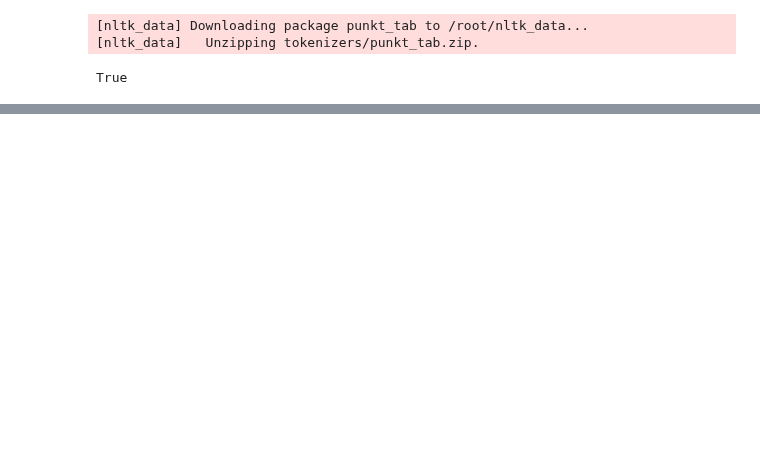
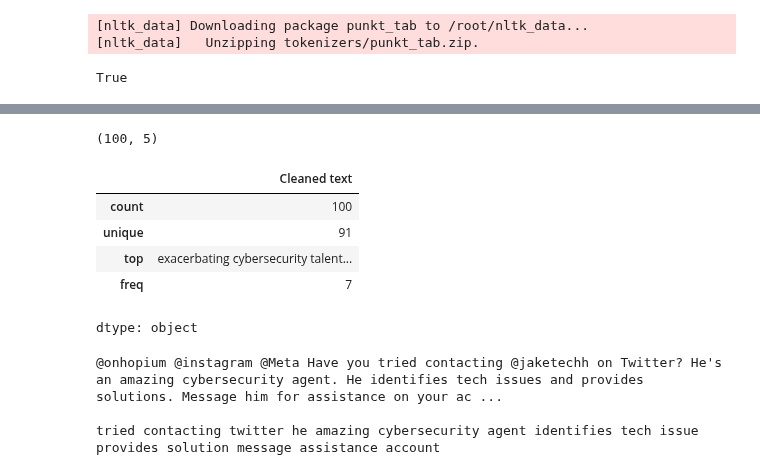
Before and after one commit to athulrj02/TwiPipeline, a Jupyter notebook: DA|CA_One.ipynb, the cells around one changed output, grey strips where cells are left out. Drawn from its saved outputs; the diff is of its cells as text; code cells hidden in the pictures; blank space fills up the shorter version.

```diff
--- a/DA|CA_One.ipynb
+++ b/DA|CA_One.ipynb
@@ -151,0 +174,22 @@ print(df.head)
+# %%
+df.shape
+# %% [output]
+(100, 5)
+# %%
+df['Cleaned text'].describe()
+# %% [output]
+|  | Cleaned text |
+| count | 100 |
+| unique | 91 |
+| top | exacerbating cybersecurity talent... |
+| freq | 7 |
+dtype: object
+# %%
+sample_text = df['Text'][18]
+sample_output = df['Cleaned text'][18]
+print(sample_text,'\n')
+print(sample_output)
+# %% [output]
+@onhopium @instagram @Meta Have you tried contacting @jaketechh on Twitter? He's an amazing cybersecurity agent. He identifies tech issues and provides solutions. Message him for assistance on your ac ...
+
+tried contacting twitter he amazing cybersecurity agent identifies tech issue provides solution message assistance account
```
Also changed, not shown: parts of 12 cells of this notebook.
